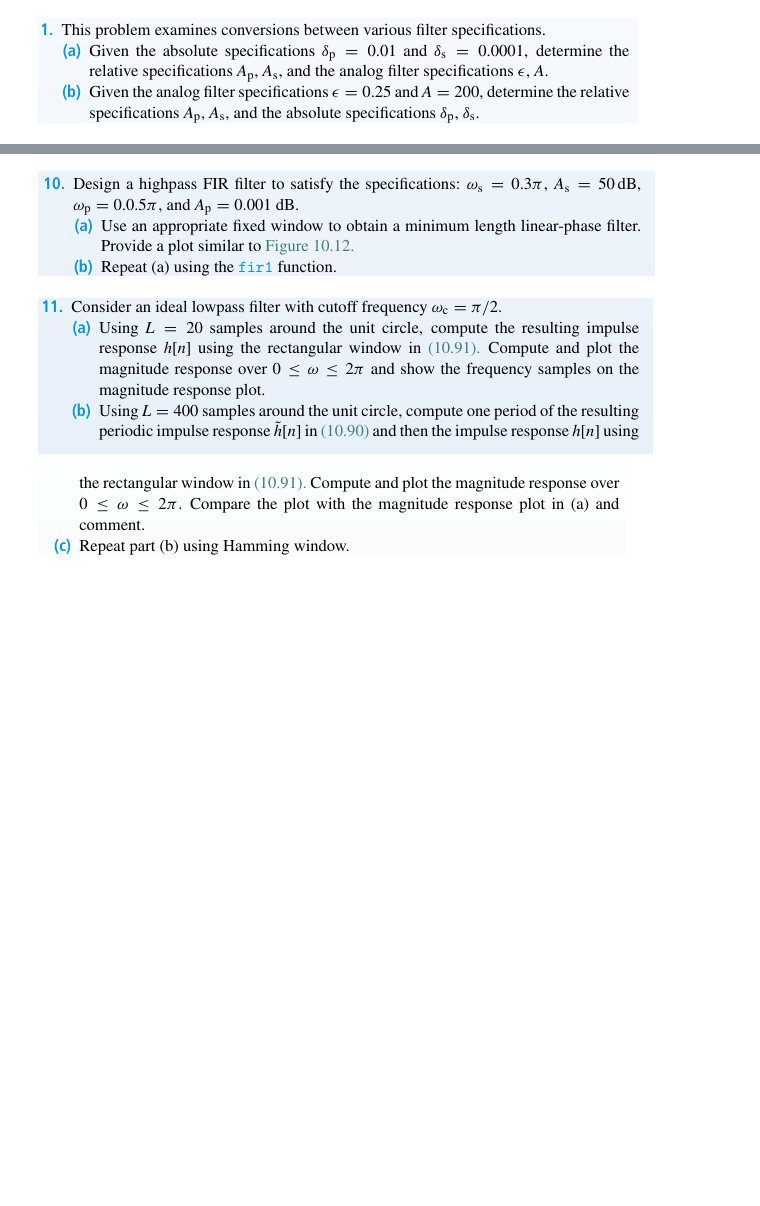
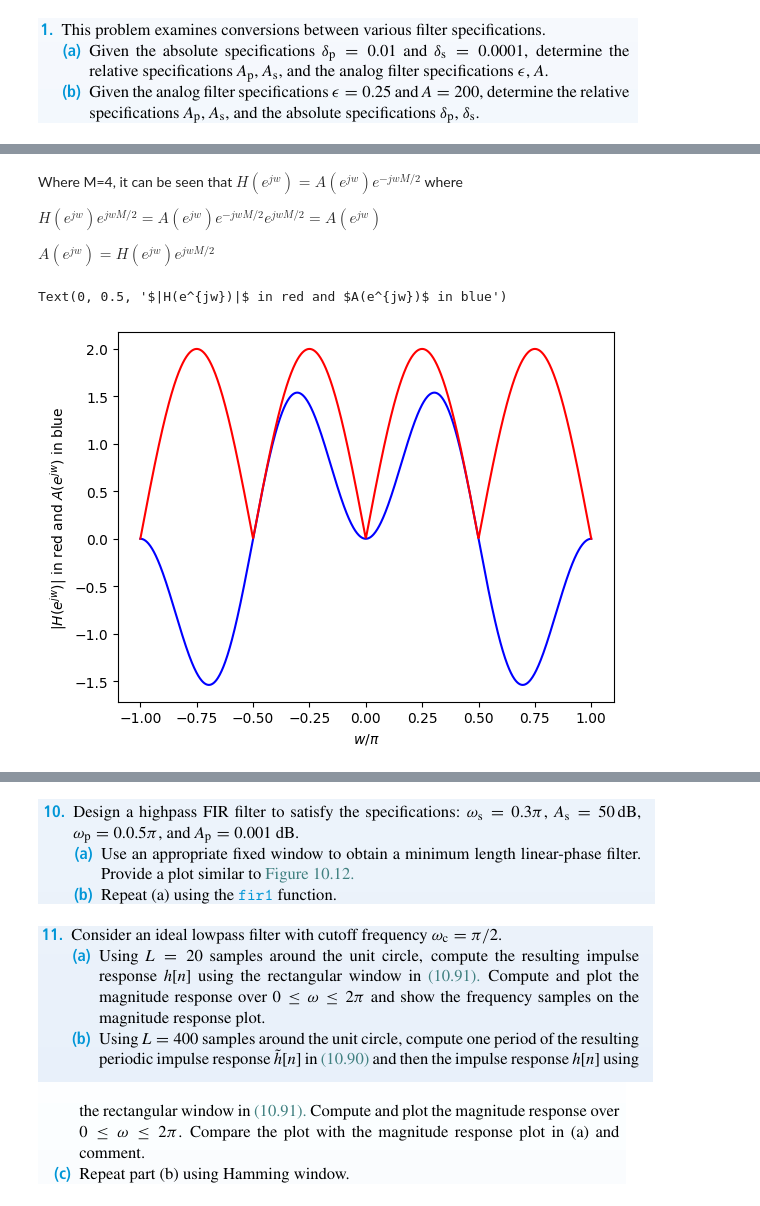
Before and after one commit to Teun0n/DTSP_notes, a Jupyter notebook: kap10.ipynb, the cells around one changed output, grey strips where cells are left out. Cells and saved outputs as stored; diff of their text form; code cells hidden in the pictures; blank space fills up the shorter version.

```diff
--- a/kap10.ipynb
+++ b/kap10.ipynb
@@ -9,0 +16,6 @@ import sympy as sp
+# %%
+dp=0.01
+ds=0.0001
+Ap=20*np.log10((1+dp)/(1-dp))
+As=20*np.log10((1+dp)/(ds))
+Ap,As,-20*np.log10(ds)
@@ -9,0 +38,3 @@ import sympy as sp
+# %%
+A=10**(0.05*As)
+A
@@ -9,0 +151,18 @@ import sympy as sp
+# %% [markdown]
+Where M=4, it can be seen that $H(e^{jw})=A(e^{jw})e^{-jwM/2}$  where
+
+
+
+$H(e^{jw})e^{jwM/2}=A(e^{jw})e^{-jwM/2}e^{jwM/2}=A(e^{jw})$
+
+$A(e^{jw})=H(e^{jw})e^{jwM/2}$
+# %%
+def A(omega):
+    return H(omega)*np.exp(2j*omega)
+plt.plot(o/np.pi,A(o),'b')
+plt.plot(o/np.pi,abs(H(o)),'r')
+plt.xlabel("$w/\pi$")
+plt.ylabel("$|H(e^{jw})|$ in red and $A(e^{jw})$ in blue")
+# %% [output]
+Text(0, 0.5, '$|H(e^{jw})|$ in red and $A(e^{jw})$ in blue')
+[figure, added]
```
Also changed, not shown: parts of 48 cells of this notebook.
